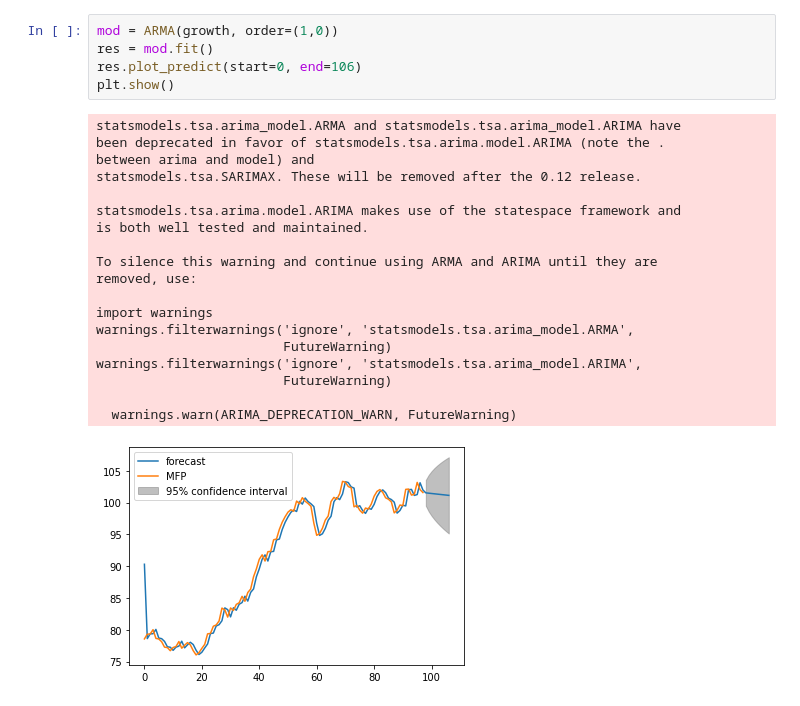
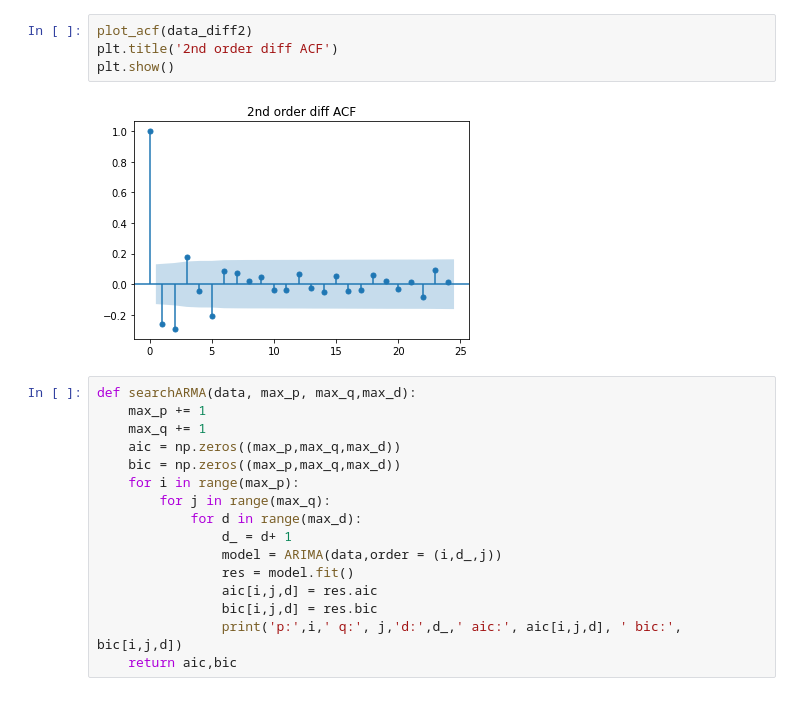
Before and after one commit to xuaisha208/MCF, a Jupyter notebook: Q2.ipynb, the cells around one changed output. Cells and saved outputs as stored; diff of their text form.

```diff
--- a/Q2.ipynb
+++ b/Q2.ipynb
@@ -44,25 +72,22 @@ plt.show()
-# %%
-mod = ARMA(growth, order=(1,0))
-res = mod.fit()
-res.plot_predict(start=0, end=106)
-plt.show()
-# %% [output]
-statsmodels.tsa.arima_model.ARMA and statsmodels.tsa.arima_model.ARIMA have
-been deprecated in favor of statsmodels.tsa.arima.model.ARIMA (note the .
-between arima and model) and
-statsmodels.tsa.SARIMAX. These will be removed after the 0.12 release.
-
-statsmodels.tsa.arima.model.ARIMA makes use of the statespace framework and
-is both well tested and maintained.
-
-To silence this warning and continue using ARMA and ARIMA until they are
-removed, use:
-
-import warnings
-warnings.filterwarnings('ignore', 'statsmodels.tsa.arima_model.ARMA',
-                        FutureWarning)
-warnings.filterwarnings('ignore', 'statsmodels.tsa.arima_model.ARIMA',
-                        FutureWarning)
-
-  warnings.warn(ARIMA_DEPRECATION_WARN, FutureWarning)
-[figure, removed]
+# %%
+plot_acf(data_diff2)
+plt.title('2nd order diff ACF')
+plt.show()
+# %% [output]
+[figure, added]
+# %%
+def searchARMA(data, max_p, max_q,max_d):
+    max_p += 1
+    max_q += 1
+    aic = np.zeros((max_p,max_q,max_d))
+    bic = np.zeros((max_p,max_q,max_d))
+    for i in range(max_p):
+        for j in range(max_q):
+            for d in range(max_d):
+                d_ = d+ 1
+                model = ARIMA(data,order = (i,d_,j))
+                res = model.fit()
+                aic[i,j,d] = res.aic
+                bic[i,j,d] = res.bic
+                print('p:',i,' q:', j,'d:',d_,' aic:', aic[i,j,d], ' bic:', bic[i,j,d])
+    return aic,bic
```
Also changed, not shown: parts of 58 cells of this notebook, 2 other files.
